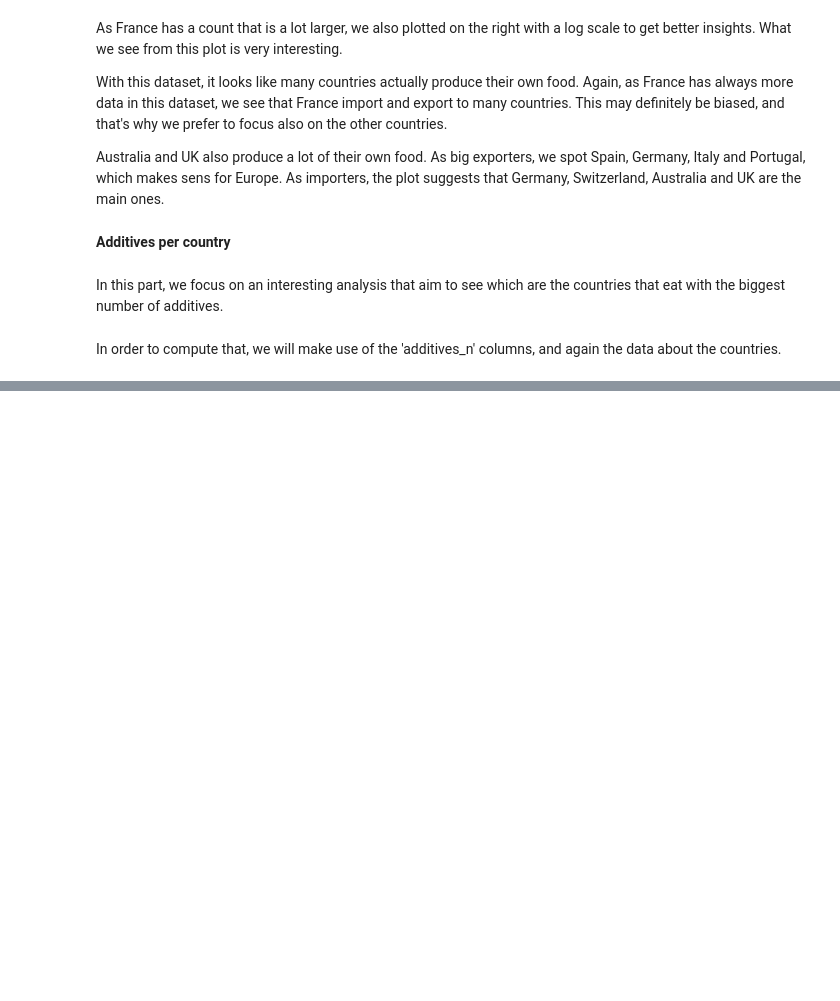
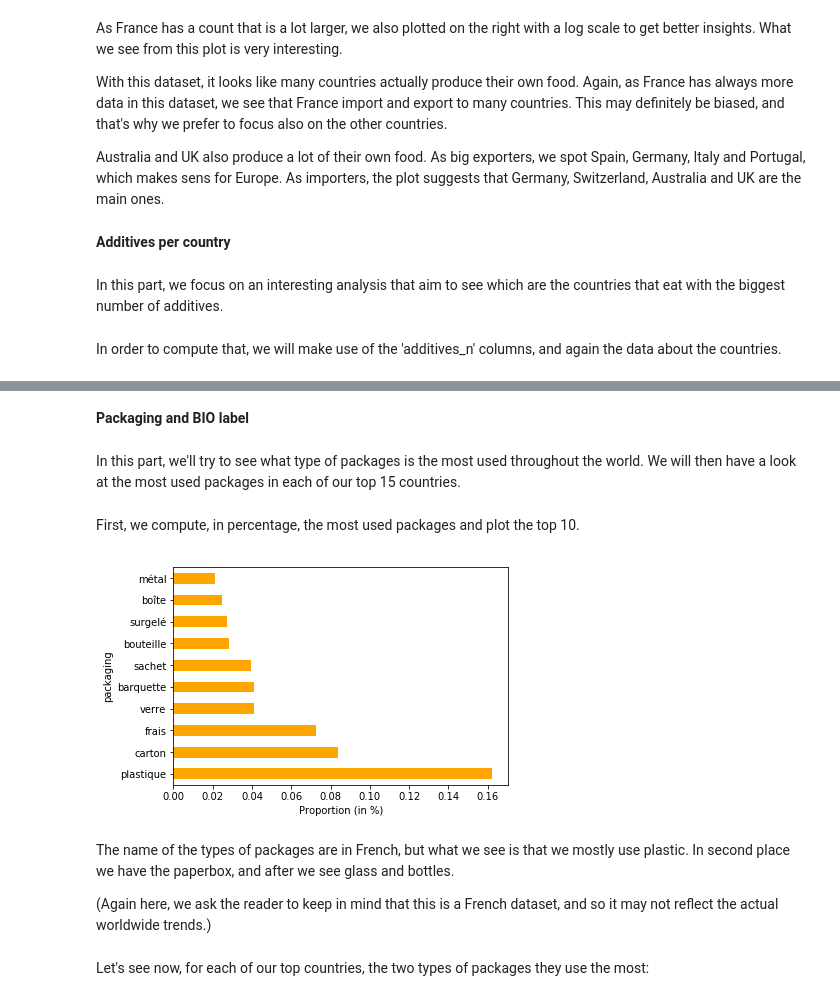
Before and after one commit to mattbuot/Project, a Jupyter notebook: ProjectADA.ipynb, the cells around one changed output, grey strips where cells are left out. Drawn from its saved outputs; the diff is of its cells as text; code cells hidden in the pictures; blank space fills up the shorter version.

```diff
--- a/ProjectADA.ipynb
+++ b/ProjectADA.ipynb
@@ -191,0 +215,27 @@ plt.show()
+# %% [markdown]
+**Packaging and BIO label**
+# %% [markdown]
+In this part, we'll try to see what type of packages is the most used throughout the world. We will then have a look at the most used packages in each of our top 15 countries.
+# %% [markdown]
+First, we compute, in percentage, the most used packages and plot the top 10.
+# %%
+df = splitDataFrameList(without_nan(df, 'packaging'), 'packaging', ',')
+# %%
+def plot_most_used_packaging(df):
+    most_used_packaging = df.groupby('packaging').size().sort_values(ascending=False)
+    most_used_packaging /= most_used_packaging.sum()
+
+    most_used_packaging[:10].plot(kind='barh', color='orange')
+
+    plt.xlabel('Proportion (in %)')
+    plt.show()
+# %%
+plot_most_used_packaging(df)
+# %% [output]
+[figure, added]
+# %% [markdown]
+The name of the types of packages are in French, but what we see is that we mostly use plastic. In second place we have the paperbox, and after we see glass and bottles.
+
+(Again here, we ask the reader to keep in mind that this is a French dataset, and so it may not reflect the actual worldwide trends.)
+# %% [markdown]
+Let's see now, for each of our top countries, the two types of packages they use the most:
```
Also changed, not shown: parts of 36 cells of this notebook.
